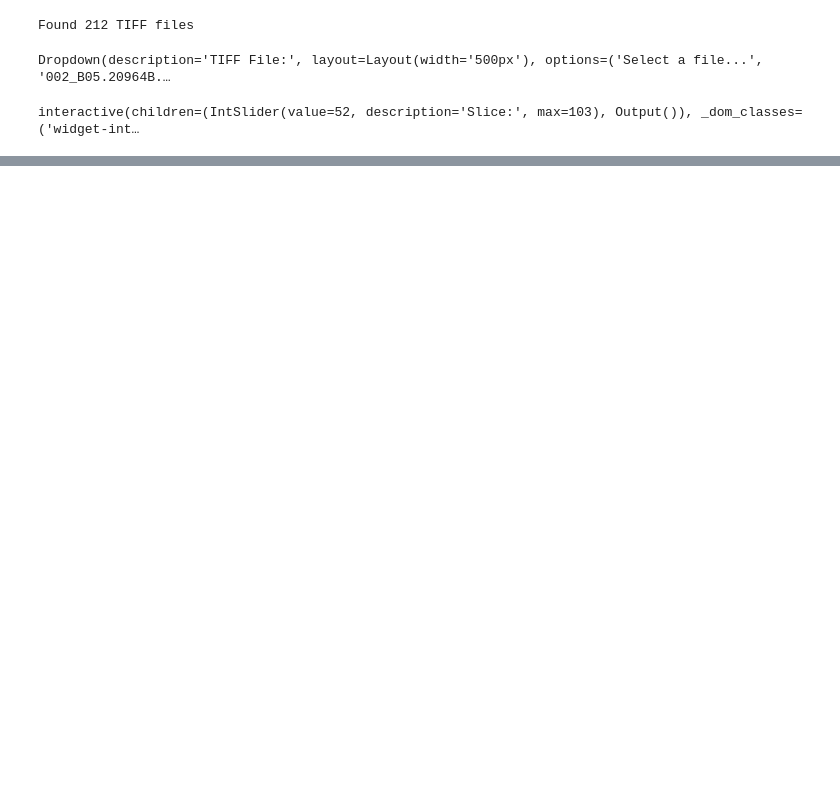
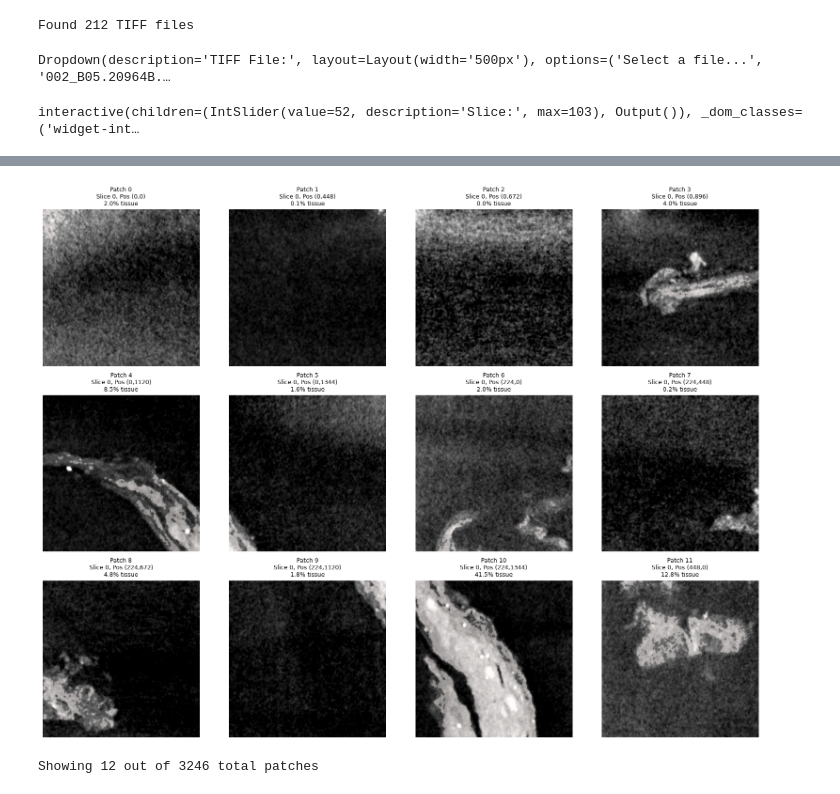
Before and after one commit to PauAltur/uni-thyroid-ct, a Jupyter notebook: notebooks/01-UNI-api-callback.ipynb, the cells around one changed output, grey strips where cells are left out. Saved outputs shown, nothing was run; the diff lists cells and outputs as text; code cells hidden in the pictures; blank space fills up the shorter version.

```diff
--- a/notebooks/01-UNI-api-callback.ipynb
+++ b/notebooks/01-UNI-api-callback.ipynb
@@ -177,0 +294,34 @@ interactive(children=(IntSlider(value=52, description='Slice:', max=103), Output
+# %%
+# Visualize some extracted patches
+if 'extracted_patches' in globals() and len(extracted_patches) > 0:
+    # Show first 12 patches
+    num_to_show = min(12, len(extracted_patches))
+    fig, axes = plt.subplots(3, 4, figsize=(16, 12))
+    axes = axes.flatten()
+
+    for i in range(num_to_show):
+        # Show volume patch with mask overlay
+        axes[i].imshow(extracted_patches[i], cmap='gray')
+
+        # Overlay mask
+        mask_overlay = np.ma.masked_where(extracted_mask_patches[i] == 0, extracted_mask_patches[i])
+        axes[i].imshow(mask_overlay, cmap='Reds', alpha=0.3)
+
+        slice_idx, y, x = patch_positions[i]
+        axes[i].set_title(f'Patch {i}\nSlice {slice_idx}, Pos ({y},{x})\n{patch_percentages[i]:.1f}% tissue',
+                         fontsize=9)
+        axes[i].axis('off')
+
+    # Hide unused subplots
+    for i in range(num_to_show, 12):
+        axes[i].axis('off')
+
+    plt.tight_layout()
+    plt.show()
+
+    print(f"\nShowing {num_to_show} out of {len(extracted_patches)} total patches")
+else:
+    print("No patches extracted yet. Run the previous cell first.")
+# %% [output]
+[figure, added]
+Showing 12 out of 3246 total patches
```
Also changed, not shown: parts of 4 cells of this notebook.
